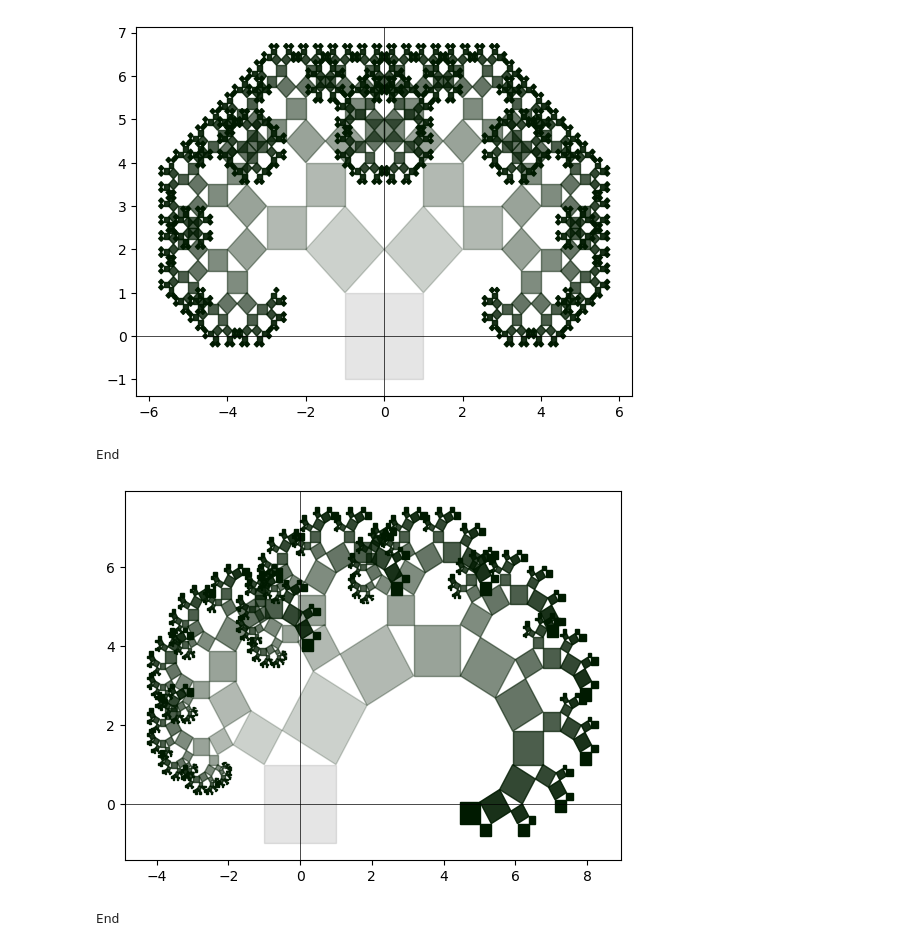
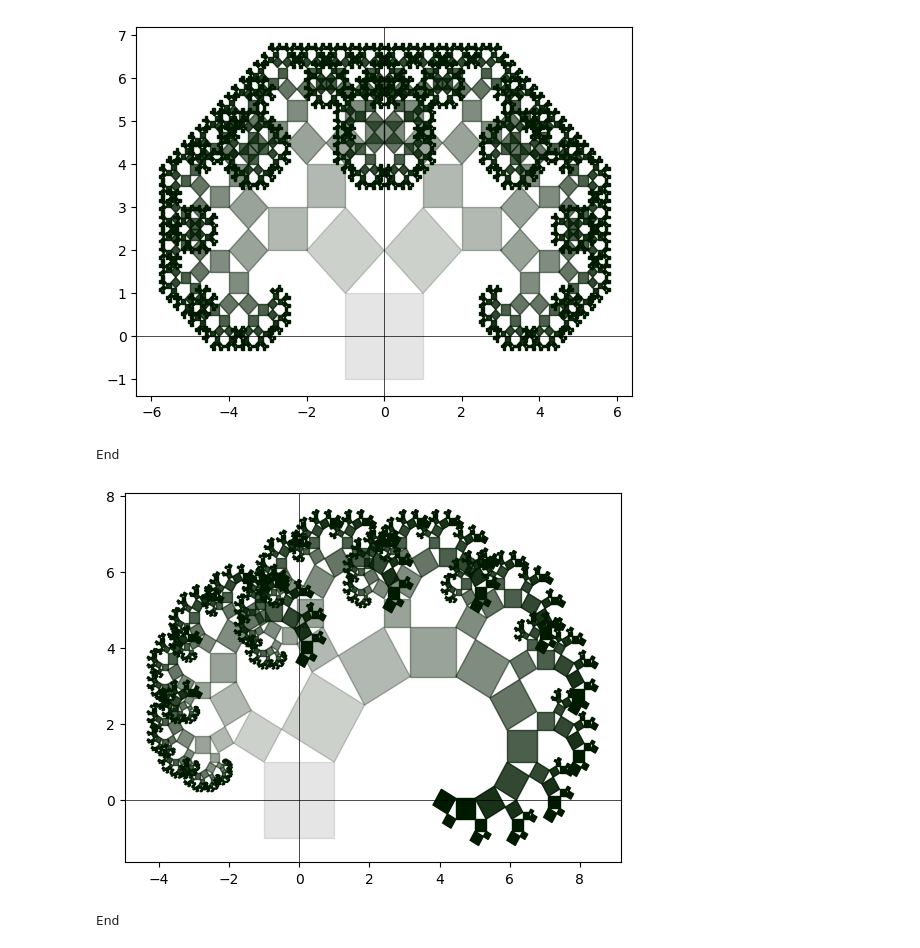
Before and after one commit to amlannag/Fractal-creation-using-parallel-computing, a Jupyter notebook: fractal.ipynb, the cells around one changed output. Drawn from its saved outputs; the diff is of its cells as text; code cells hidden in the pictures.

```diff
--- a/fractal.ipynb
+++ b/fractal.ipynb
@@ -52,7 +52,7 @@ def right_square(current_points):
     return rotated_points
 
 binary_tree = [start_points]
-for i in range(2, 1023):
+for i in range(2, 4046):
     if i % 2 == 0:
         index = int((i / 2) - 1)
         binary_tree.append(right_square(binary_tree[index]))
@@ -122,7 +122,7 @@ def right_square(current_points, depth):
 
 
 
-for i in range(2, 1023):
+for i in range(2, 2046):
     depth = int(math.log(i, 2))
     if i % 2 == 0:
         index = int((i / 2) - 1)
@@ -136,7 +136,7 @@ plt.axvline(0, color='black', linewidth=0.5)
 plt.show()
 print("End")
 # %% [output]
-[figure, old version]
+[figure, new version]
 End
 # %%
 def calc_diff(start, finish):
@@ -179,33 +179,33 @@ def left_square(current_points, depth):
     plt.fill(x, y, color=(0, 0.1, 0, alpha))
     return rotated_points
 
 def right_square(current_points, depth):
     rotated_points = torch.matmul(current_points, anti_clk_rotation_matrix)
     rotated_points *= (np.sqrt(3)/2)
     x_delta, y_delta = calc_diff(current_points[3], rotated_points[0])
 
     rotated_points[:, 0] -= x_delta
     rotated_points[:, 1] -= y_delta
     x = rotated_points[:, 0]
     y = rotated_points[:, 1]
     alpha = get_alpha(depth)
     plt.fill(x, y, color=(0, 0.1, 0, alpha))
     return rotated_points
 
 
-for i in range(2, 1023):
+for i in range(2, 2046):
     depth = int(math.log(i, 2))
     if i % 2 == 0:
         index = int((i / 2) - 1)
         binary_tree.append(right_square(binary_tree[index], depth))
     else:
         index = int(((i - 1) / 2) - 1)
         binary_tree.append(left_square(binary_tree[index], depth))
 
 plt.axhline(0, color='black', linewidth=0.5)
 plt.axvline(0, color='black', linewidth=0.5)
 plt.show()
 print("End")
 # %% [output]
-[figure, old version]
+[figure, new version]
 End
```
Also changed, not shown: parts of 1 cell of this notebook.
